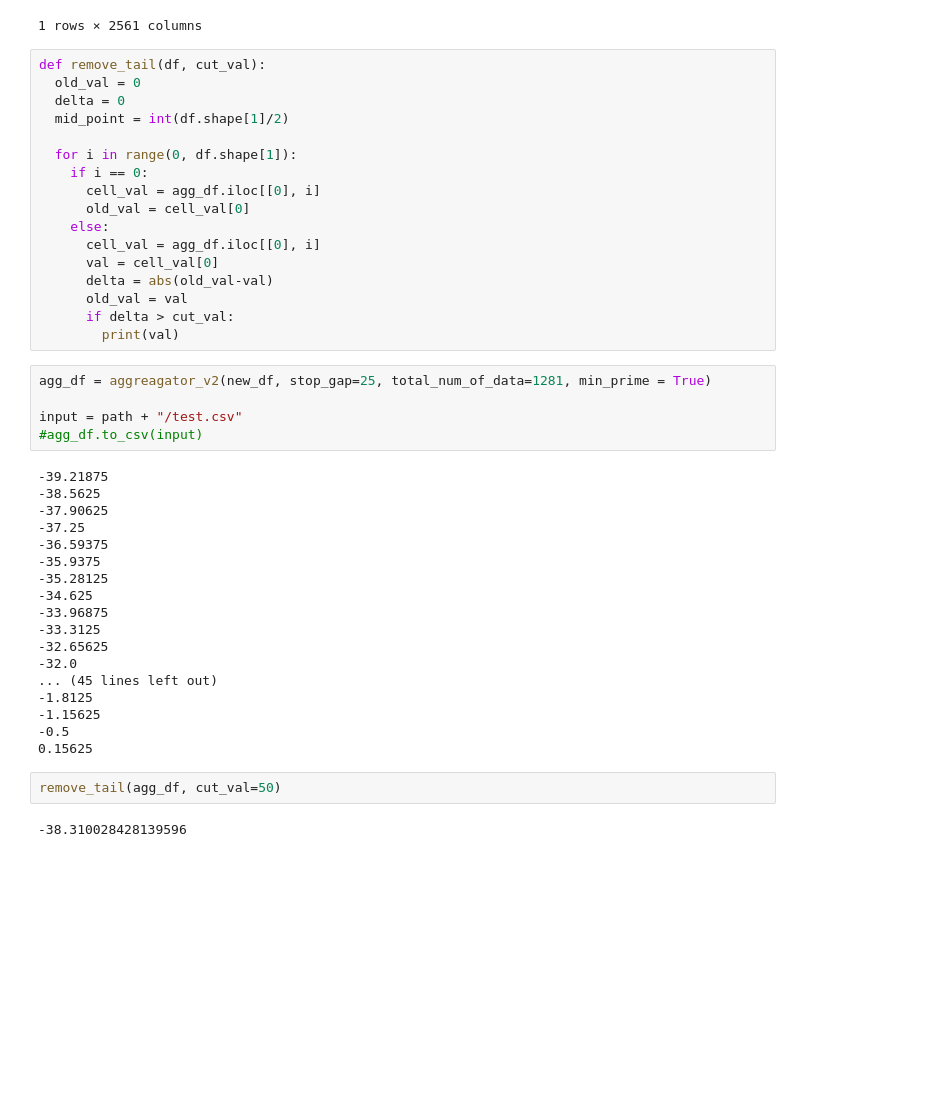
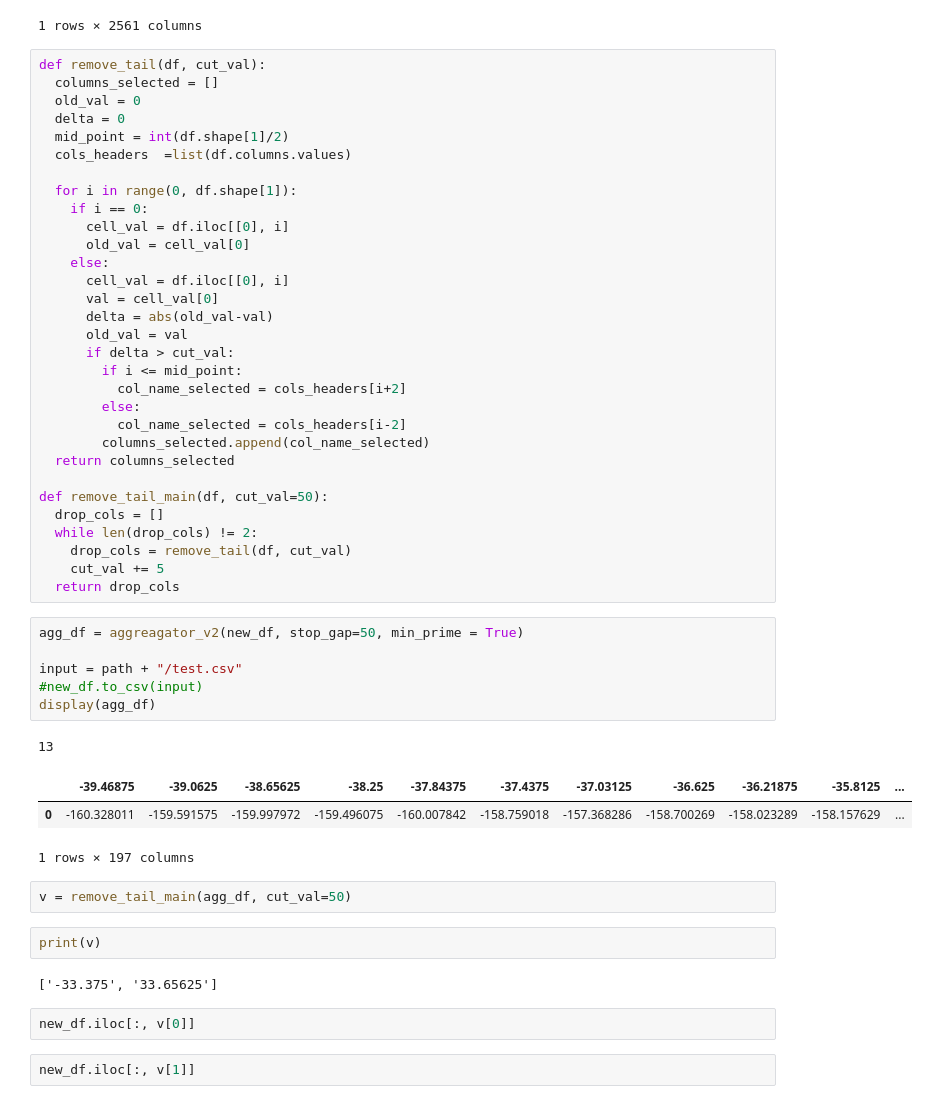
Before and after one commit to R0N3ldrt/ANN, a Jupyter notebook: new_spectrum_analysis_v3.ipynb, the cells around one changed output. Saved outputs shown, nothing was run; the diff lists cells and outputs as text; blank space fills up the shorter version.

```diff
--- a/new_spectrum_analysis_v3.ipynb
+++ b/new_spectrum_analysis_v3.ipynb
@@ -258,45 +203,53 @@ display(new_df)
 1 rows × 2561 columns
 # %%
 def remove_tail(df, cut_val):
+  columns_selected = []
   old_val = 0
   delta = 0
   mid_point = int(df.shape[1]/2)
+  cols_headers  =list(df.columns.values)
 
   for i in range(0, df.shape[1]):
     if i == 0:
-      cell_val = agg_df.iloc[[0], i]
+      cell_val = df.iloc[[0], i]
       old_val = cell_val[0]
     else:
-      cell_val = agg_df.iloc[[0], i]
+      cell_val = df.iloc[[0], i]
       val = cell_val[0]
       delta = abs(old_val-val)
       old_val = val
       if delta > cut_val:
-        print(val)
+        if i <= mid_point:
+          col_name_selected = cols_headers[i+2]
+        else:
+          col_name_selected = cols_headers[i-2]
+        columns_selected.append(col_name_selected)
+  return columns_selected
+
+def remove_tail_main(df, cut_val=50):
+  drop_cols = []
+  while len(drop_cols) != 2:
+    drop_cols = remove_tail(df, cut_val)
+    cut_val += 5
+  return drop_cols
 # %%
-agg_df = aggreagator_v2(new_df, stop_gap=25, total_num_of_data=1281, min_prime = True)
+agg_df = aggreagator_v2(new_df, stop_gap=50, min_prime = True)
 
 input = path + "/test.csv"
-#agg_df.to_csv(input)
+#new_df.to_csv(input)
+display(agg_df)
 # %% [output]
--39.21875
--38.5625
--37.90625
--37.25
--36.59375
--35.9375
--35.28125
--34.625
--33.96875
--33.3125
--32.65625
--32.0
-... (45 lines left out)
--1.8125
--1.15625
--0.5
-0.15625
+13
+|  | -39.46875 | -39.0625 | -38.65625 | -38.25 | -37.84375 | -37.4375 | -37.03125 | -36.625 | -36.21875 | -35.8125 | ... |
+| 0 | -160.328011 | -159.591575 | -159.997972 | -159.496075 | -160.007842 | -158.759018 | -157.368286 | -158.700269 | -158.023289 | -158.157629 | ... |
+1 rows × 197 columns
 # %%
-remove_tail(agg_df, cut_val=50)
+v = remove_tail_main(agg_df, cut_val=50)
-# %% [output]
--38.310028428139596
+# %%
+print(v)
+# %% [output]
+['-33.375', '33.65625']
+# %%
+new_df.iloc[:, v[0]]
+# %%
+new_df.iloc[:, v[1]]
```
Also changed, not shown: parts of 2 cells of this notebook.
